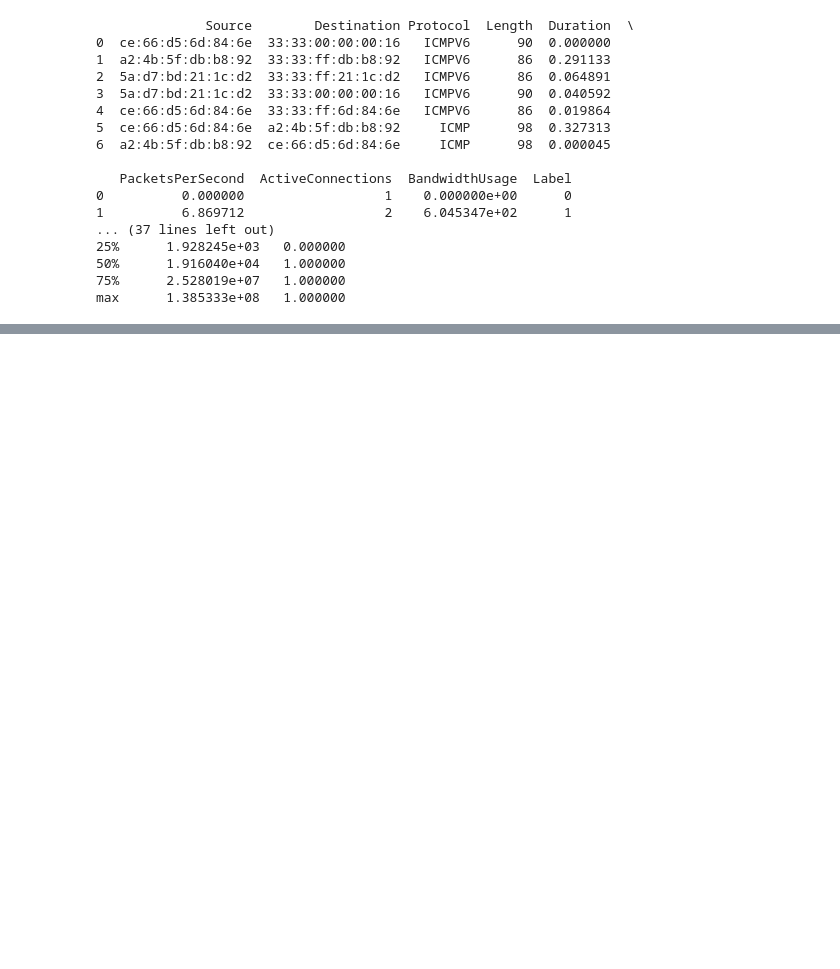
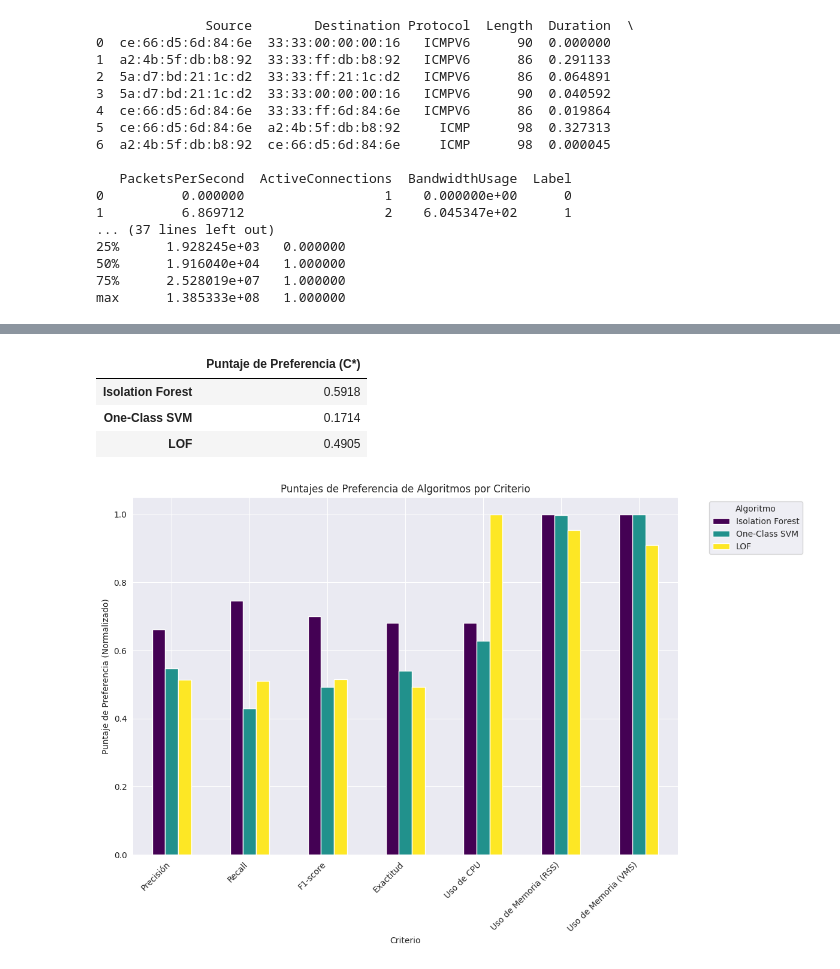
Before and after one commit to David32443/Simulacion_AlgoritmosML, a Jupyter notebook: analisis.ipynb, the cells around one changed output, grey strips where cells are left out. Cells and saved outputs as stored; diff of their text form; code cells hidden in the pictures; blank space fills up the shorter version.

Commit message:
MEJORAS EN EL CODIGO

```diff
--- a/analisis.ipynb
+++ b/analisis.ipynb
@@ -1133,0 +1348,61 @@ for criterion in criteria:
+# %%
+import numpy as np
+import pandas as pd
+
+# Calcular los puntajes de preferencia (C*)
+puntaje_preferencia = distancia_anti_ideal / (distancia_ideal + distancia_anti_ideal)
+
+# Crear un DataFrame para visualizar los puntajes de preferencia
+algoritmos = ['Isolation Forest', 'One-Class SVM', 'LOF']
+
+df_puntajes = pd.DataFrame({
+    'Puntaje de Preferencia (C*)': puntaje_preferencia
+}, index=algoritmos)
+
+# Mostrar la tabla con una mejor visualización
+df_puntajes.style.background_gradient(cmap='Greens').format("{:.4f}")
+
+#Insolation forest esta mas cerca de la solucion ideal y anti-ideal, por lo tanto es el mejor algoritmo.
+# %% [output]
+|  | Puntaje de Preferencia (C*) |
+| Isolation Forest | 0.5918 |
+| One-Class SVM | 0.1714 |
+| LOF | 0.4905 |
+# %%
+import numpy as np
+import pandas as pd
+import matplotlib.pyplot as plt
+
+# Algoritmos y criterios
+algoritmos = ['Isolation Forest', 'One-Class SVM', 'LOF']
+criterios = ['Precisión', 'Recall', 'F1-score', 'Exactitud', 'Uso de CPU', 'Uso de Memoria (RSS)', 'Uso de Memoria (VMS)']
+
+# Matriz normalizada para cada criterio y algoritmo
+matriz_normalizada = np.array([
+    [0.66127199, 0.54725958, 0.51305585],
+    [0.74532491, 0.42881707, 0.51049652],
+    [0.70122513, 0.49304892, 0.51496221],
+    [0.6814575 , 0.54046629, 0.49346922],
+    [0.68085106, 0.62745098, 1.        ],
+    [1.        , 0.99741888, 0.95459358],
+    [1.        , 1.        , 0.90902081]
+])
+
+# Crear un DataFrame para facilitar la creación de gráficos
+df_matriz = pd.DataFrame(matriz_normalizada, columns=algoritmos, index=criterios)
+
+# Crear la gráfica de barras para los puntajes de preferencia por cada criterio
+df_matriz.plot(kind='bar', figsize=(12, 8), colormap='viridis')
+
+# Añadir título y etiquetas
+plt.title('Puntajes de Preferencia de Algoritmos por Criterio')
+plt.ylabel('Puntaje de Preferencia (Normalizado)')
+plt.xlabel('Criterio')
+plt.xticks(rotation=45, ha='right')
+plt.legend(title='Algoritmo', bbox_to_anchor=(1.05, 1), loc='upper left')
+
+# Mostrar la gráfica
+plt.tight_layout()
+plt.show()
+# %% [output]
+[figure, added]
```
Also changed, not shown: parts of 31 cells of this notebook, 1 other file.
